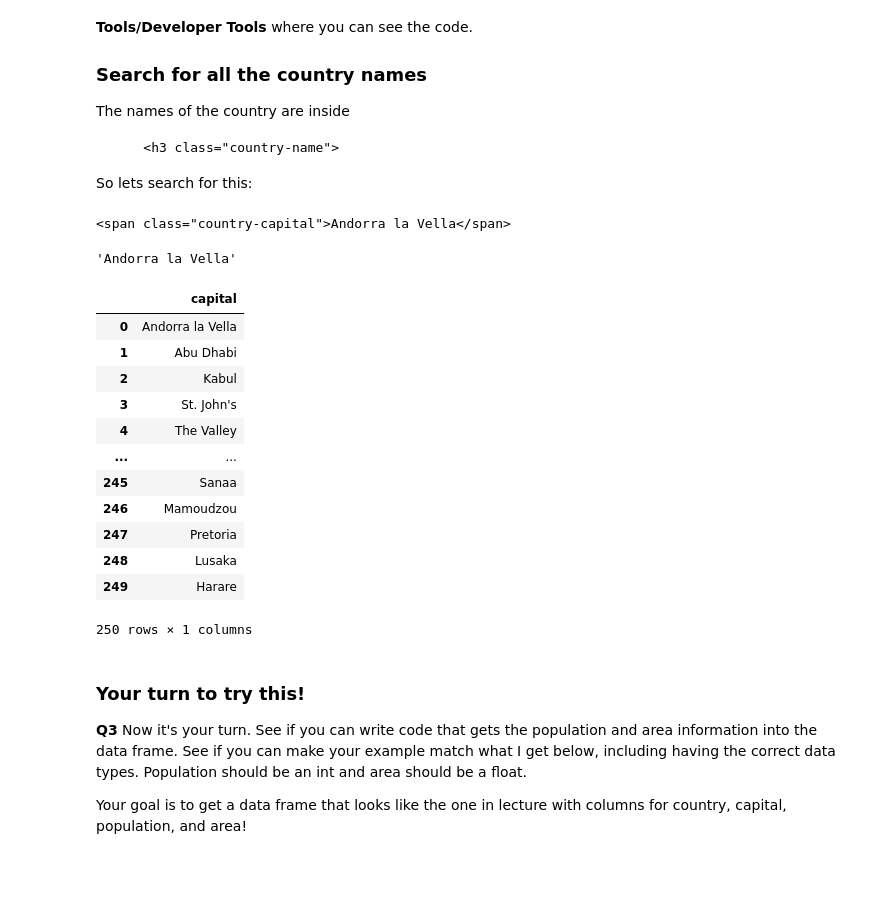
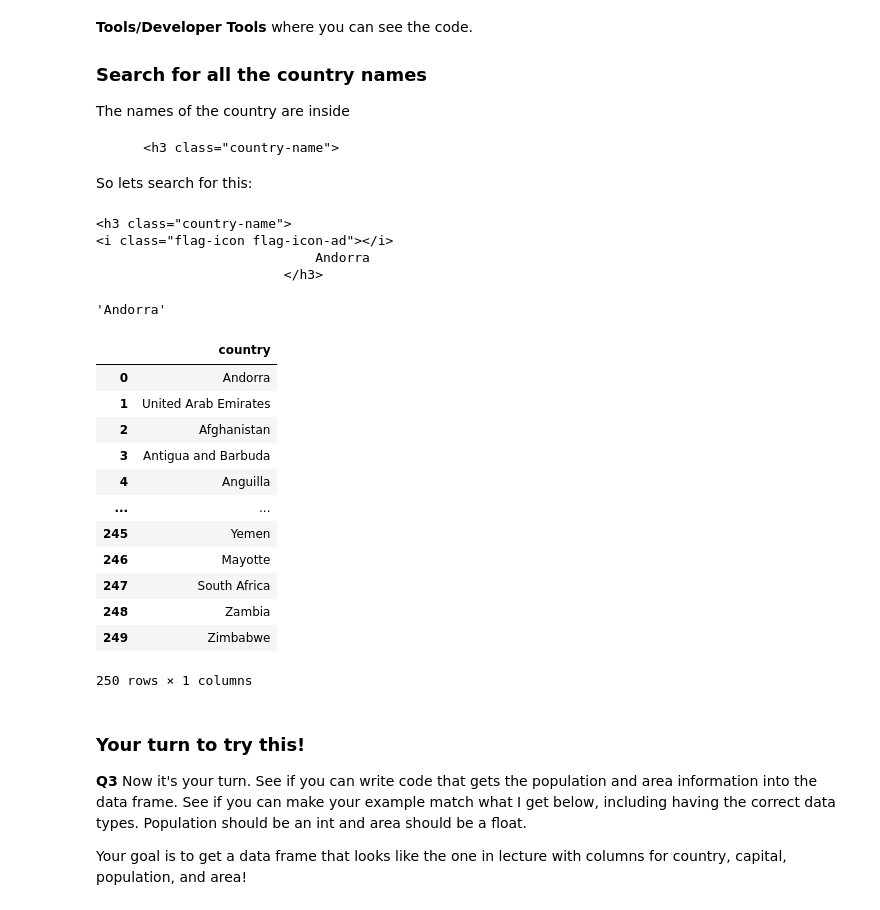
Before and after one commit to sophiamagcale/Day12, a Jupyter notebook: Day12-HW.ipynb, the cells around one changed output. Drawn from its saved outputs; the diff is of its cells as text; code cells hidden in the pictures; blank space fills up the shorter version.

```diff
--- a/Day12-HW.ipynb
+++ b/Day12-HW.ipynb
@@ -175,34 +175,37 @@ The names of the country are inside
 
 So lets search for this:
 # %%
-result = soup.find_all('span',class_="country-capital")
+result = soup.find_all('h3',class_="country-name")
 # %%
 result[0]
 # %% [output]
-<span class="country-capital">Andorra la Vella</span>
+<h3 class="country-name">
+<i class="flag-icon flag-icon-ad"></i>
+                            Andorra
+                        </h3>
 # %%
-result[0].text
+result[0].text.lstrip().rstrip()
 # %% [output]
-'Andorra la Vella'
+'Andorra'
 # %%
 # Create a data frame and add the site names
 DF = pd.DataFrame()
-DF['capital']=result
-DF['capital'] = DF['capital'].apply(lambda x: x.text)
+DF['country']=result
+DF['country'] = DF['country'].apply(lambda x: x.text.lstrip().rstrip())
 DF
 # %% [output]
-|  | capital |
-| 0 | Andorra la Vella |
-| 1 | Abu Dhabi |
-| 2 | Kabul |
-| 3 | St. John's |
-| 4 | The Valley |
+|  | country |
+| 0 | Andorra |
+| 1 | United Arab Emirates |
+| 2 | Afghanistan |
+| 3 | Antigua and Barbuda |
+| 4 | Anguilla |
 | ... | ... |
-| 245 | Sanaa |
-| 246 | Mamoudzou |
-| 247 | Pretoria |
-| 248 | Lusaka |
-| 249 | Harare |
+| 245 | Yemen |
+| 246 | Mayotte |
+| 247 | South Africa |
+| 248 | Zambia |
+| 249 | Zimbabwe |
 250 rows × 1 columns
 # %% [markdown]
 ### Your turn to try this!
```
Also changed, not shown: parts of 9 cells of this notebook.
